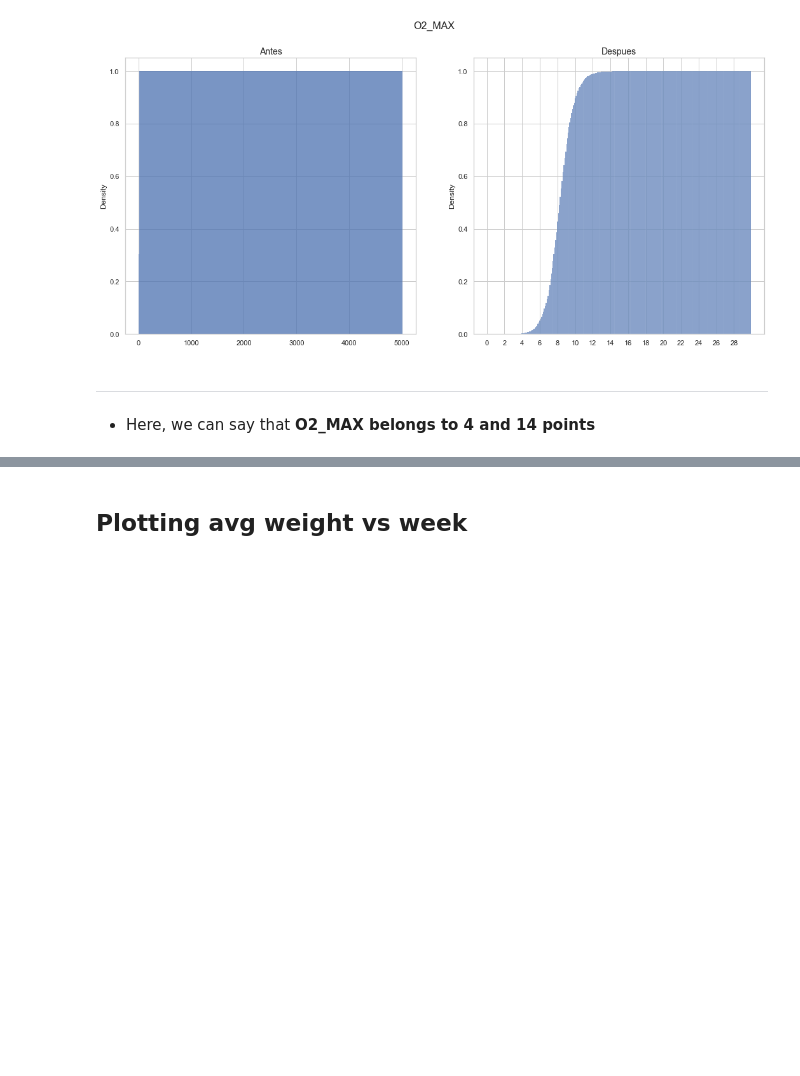
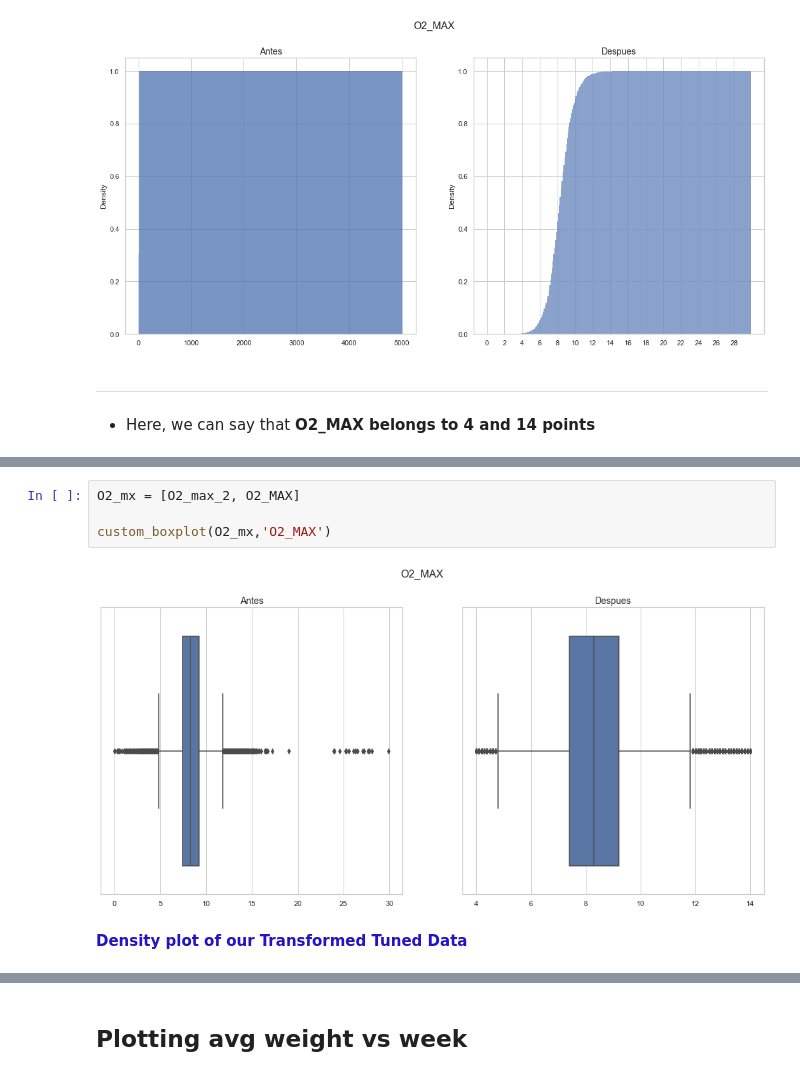
Before and after one commit to marlonZapata/tesis, a Jupyter notebook: jupyter-notebooks/3. Data Analysis - II.ipynb, the cells around one changed output, grey strips where cells are left out. Saved outputs shown, nothing was run; the diff lists cells and outputs as text; blank space fills up the shorter version.

```diff
--- a/jupyter-notebooks/3. Data Analysis - II.ipynb
+++ b/jupyter-notebooks/3. Data Analysis - II.ipynb
@@ -245,0 +292,8 @@ custom_cumulative(O2_mx, 'O2_MAX')
+# %%
+O2_mx = [O2_max_2, O2_MAX]
+
+custom_boxplot(O2_mx,'O2_MAX')
+# %% [output]
+[figure, added]
+# %% [markdown]
+**<font color="#2412c7">Density plot of our Transformed Tuned Data</font>**
```
Also changed, not shown: parts of 12 cells of this notebook.
